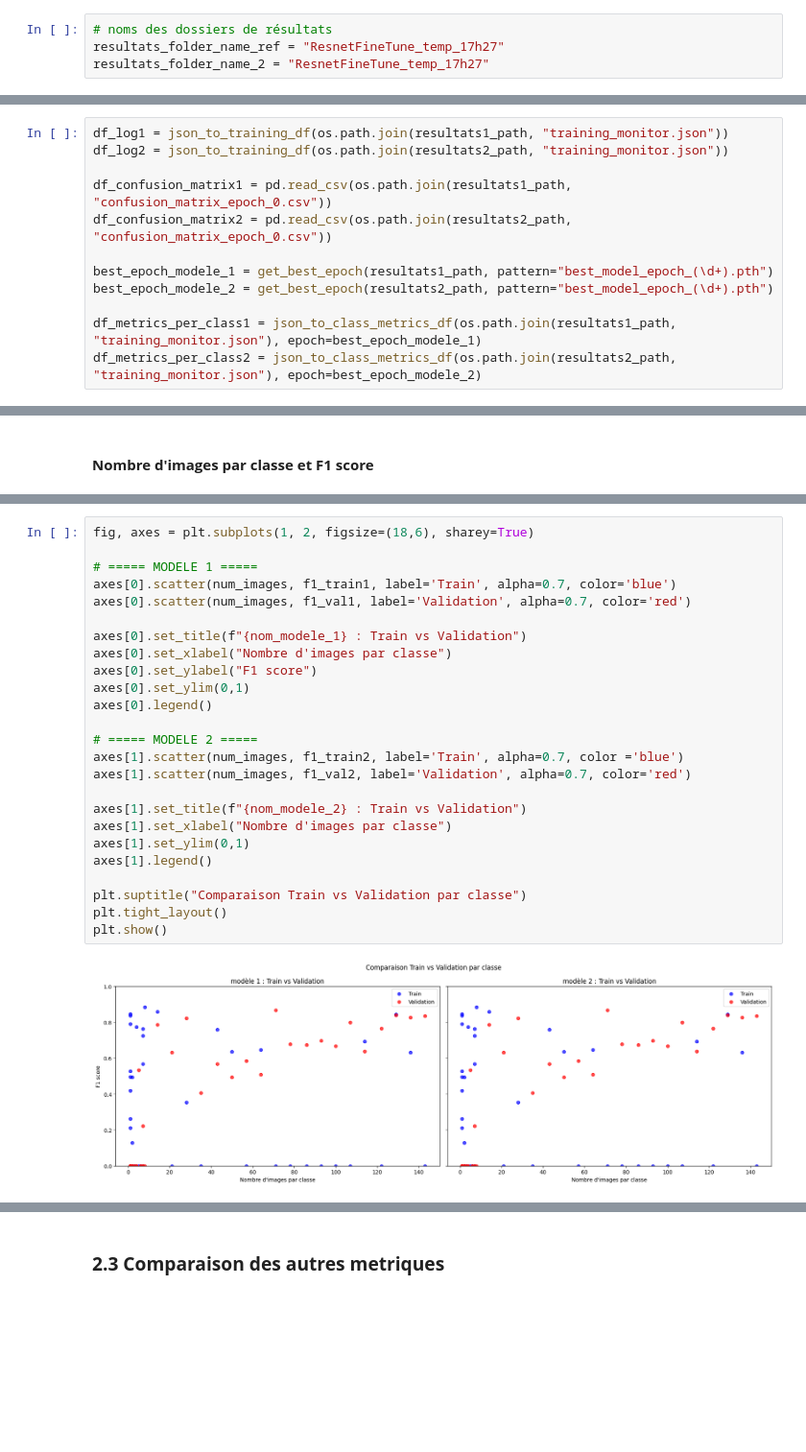
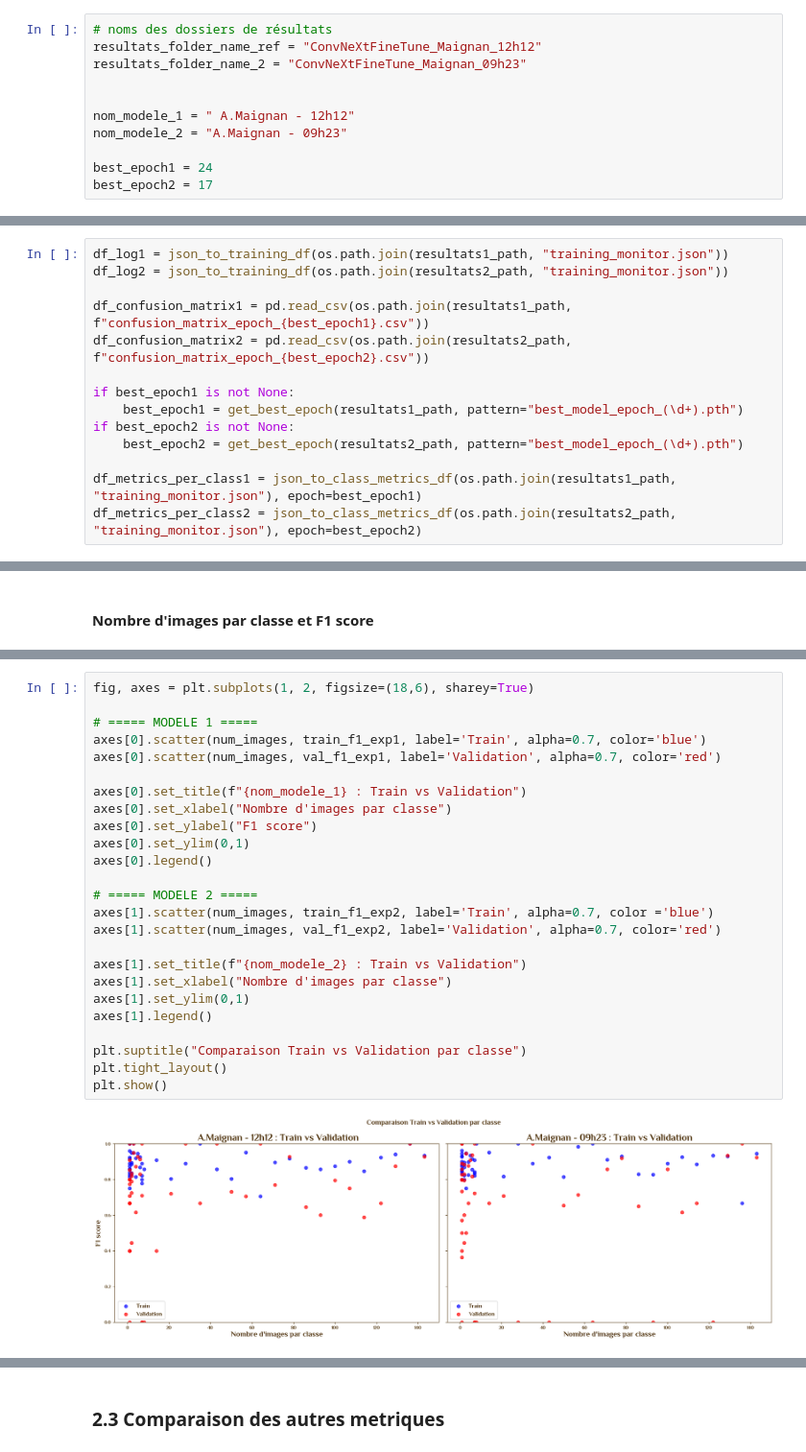
Before and after one commit to alextonon/Hackaton_abeilles_tigres, a Jupyter notebook: notebooks/analyse_résultats.ipynb, the cells around one changed output, grey strips where cells are left out. Shown at 96% size. Saved outputs shown, nothing was run; the diff lists cells and outputs as text; blank space fills up the shorter version.

```diff
--- a/notebooks/analyse_résultats.ipynb
+++ b/notebooks/analyse_résultats.ipynb
@@ -30,5 +68,12 @@ import math
 # %%
 # noms des dossiers de résultats
-resultats_folder_name_ref = "ResnetFineTune_temp_17h27"
-resultats_folder_name_2 = "ResnetFineTune_temp_17h27"
+resultats_folder_name_ref = "ConvNeXtFineTune_Maignan_12h12"
+resultats_folder_name_2 = "ConvNeXtFineTune_Maignan_09h23"
+
+
+nom_modele_1 = " A.Maignan - 12h12"
+nom_modele_2 = "A.Maignan - 09h23"
+
+best_epoch1 = 24
+best_epoch2 = 17
 # %% [markdown]
@@ -187,14 +232,16 @@ def get_best_epoch(results_folder, pattern="best_model_epoch_(\d+).pth"):
 df_log1 = json_to_training_df(os.path.join(resultats1_path, "training_monitor.json"))
 df_log2 = json_to_training_df(os.path.join(resultats2_path, "training_monitor.json"))
 
-df_confusion_matrix1 = pd.read_csv(os.path.join(resultats1_path, "confusion_matrix_epoch_0.csv"))
-df_confusion_matrix2 = pd.read_csv(os.path.join(resultats2_path, "confusion_matrix_epoch_0.csv"))
+df_confusion_matrix1 = pd.read_csv(os.path.join(resultats1_path, f"confusion_matrix_epoch_{best_epoch1}.csv"))
+df_confusion_matrix2 = pd.read_csv(os.path.join(resultats2_path, f"confusion_matrix_epoch_{best_epoch2}.csv"))
 
-best_epoch_modele_1 = get_best_epoch(resultats1_path, pattern="best_model_epoch_(\d+).pth")
-best_epoch_modele_2 = get_best_epoch(resultats2_path, pattern="best_model_epoch_(\d+).pth")
+if best_epoch1 is not None:
+    best_epoch1 = get_best_epoch(resultats1_path, pattern="best_model_epoch_(\d+).pth")
+if best_epoch2 is not None:
+    best_epoch2 = get_best_epoch(resultats2_path, pattern="best_model_epoch_(\d+).pth")
 
-df_metrics_per_class1 = json_to_class_metrics_df(os.path.join(resultats1_path, "training_monitor.json"), epoch=best_epoch_modele_1)
-df_metrics_per_class2 = json_to_class_metrics_df(os.path.join(resultats2_path, "training_monitor.json"), epoch=best_epoch_modele_2)
+df_metrics_per_class1 = json_to_class_metrics_df(os.path.join(resultats1_path, "training_monitor.json"), epoch=best_epoch1)
+df_metrics_per_class2 = json_to_class_metrics_df(os.path.join(resultats2_path, "training_monitor.json"), epoch=best_epoch2)
 # %% [markdown]
 **Upload des metrics par classe**
 # %%
@@ -729,27 +882,27 @@ plt.show()
 # %%
 fig, axes = plt.subplots(1, 2, figsize=(18,6), sharey=True)
 
 # ===== MODELE 1 =====
-axes[0].scatter(num_images, f1_train1, label='Train', alpha=0.7, color='blue')
-axes[0].scatter(num_images, f1_val1, label='Validation', alpha=0.7, color='red')
+axes[0].scatter(num_images, train_f1_exp1, label='Train', alpha=0.7, color='blue')
+axes[0].scatter(num_images, val_f1_exp1, label='Validation', alpha=0.7, color='red')
 
 axes[0].set_title(f"{nom_modele_1} : Train vs Validation")
 axes[0].set_xlabel("Nombre d'images par classe")
 axes[0].set_ylabel("F1 score")
 axes[0].set_ylim(0,1)
 axes[0].legend()
 
 # ===== MODELE 2 =====
-axes[1].scatter(num_images, f1_train2, label='Train', alpha=0.7, color ='blue')
-axes[1].scatter(num_images, f1_val2, label='Validation', alpha=0.7, color='red')
+axes[1].scatter(num_images, train_f1_exp2, label='Train', alpha=0.7, color ='blue')
+axes[1].scatter(num_images, val_f1_exp2, label='Validation', alpha=0.7, color='red')
 
 axes[1].set_title(f"{nom_modele_2} : Train vs Validation")
 axes[1].set_xlabel("Nombre d'images par classe")
 axes[1].set_ylim(0,1)
 axes[1].legend()
 
 plt.suptitle("Comparaison Train vs Validation par classe")
 plt.tight_layout()
 plt.show()
 # %% [output]
-[figure, old version]
+[figure, new version]
```
Also changed, not shown: parts of 33 cells of this notebook.
